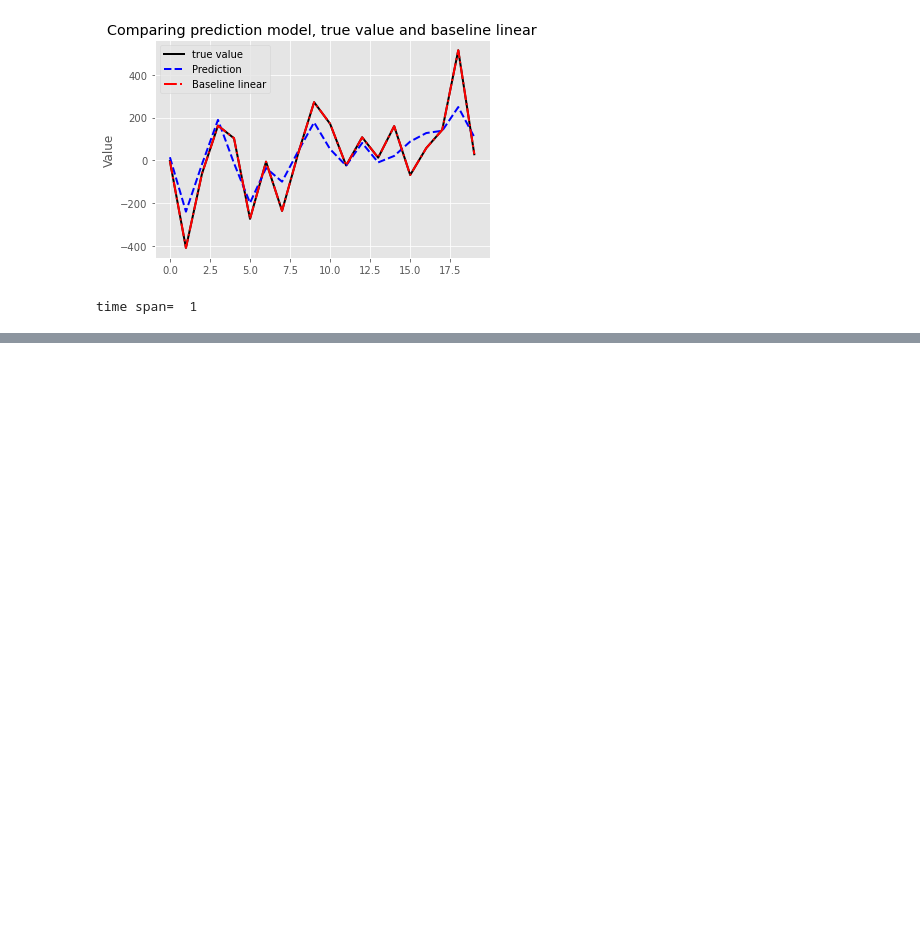
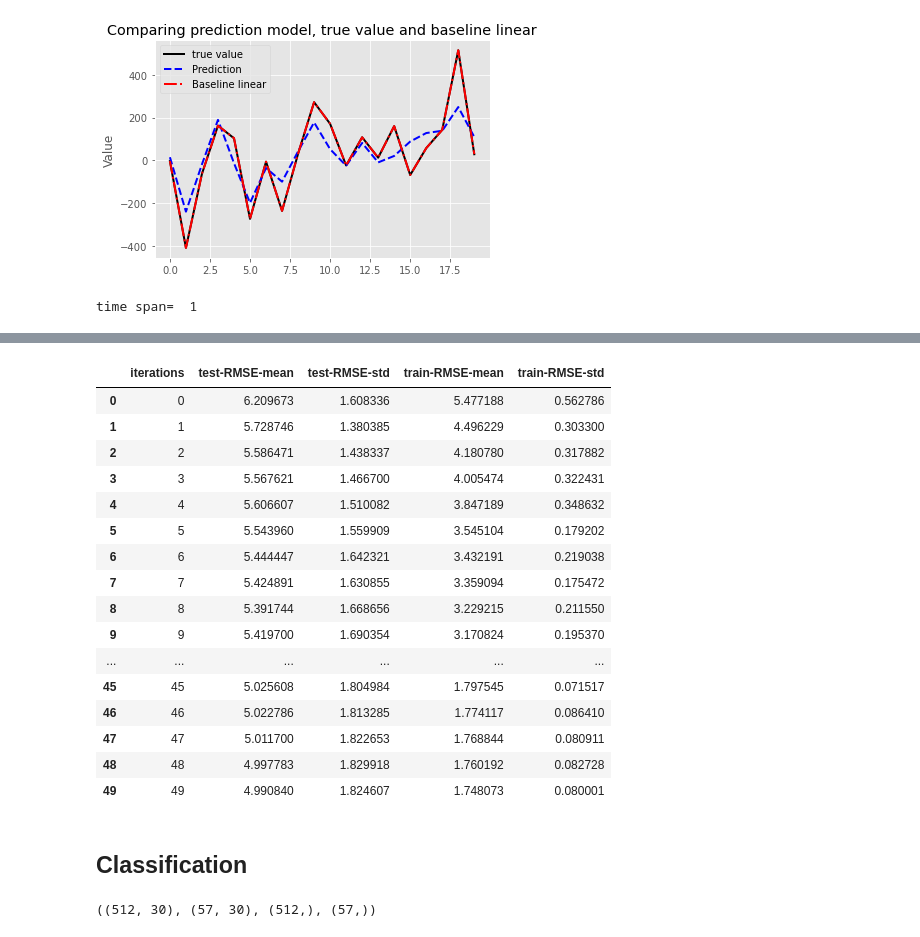
Before and after one commit to imanursar/Machine-Learning-Notes, a Jupyter notebook: Custom Function/Model Function.ipynb, the cells around one changed output, grey strips where cells are left out. Saved outputs shown, nothing was run; the diff lists cells and outputs as text; code cells hidden in the pictures; blank space fills up the shorter version.

```diff
--- a/Custom Function/Model Function.ipynb
+++ b/Custom Function/Model Function.ipynb
@@ -353,0 +355,9 @@ time span=  1
+# %%
+from sklearn.datasets import load_boston
+
+boston = load_boston()
+boston_df = pd.DataFrame(data=boston.data, columns = boston.feature_names)
+boston_df["Price"] = boston.target
+# %%
+X_train, X_test, y_train, y_test = train_test_split(boston.data, boston.target, train_size=0.9, random_state=123)
+X_train.shape, X_test.shape, y_train.shape, y_test.shape
@@ -353,0 +410,5 @@ time span=  1
+# %%
+params = {'iterations':[5,10,50,100],
+         'learning_rate':[0.01, 0.03, 0.1,1.0],
+         'bootstrap_type':['Bayesian','Bernoulli','MVS','Poisson','No'],
+         'task_type':['GPU']}
@@ -353,0 +454,4 @@ time span=  1
+# %%
+cv_results,booster,test_preds = model.catboost_model(X_train,X_test,y_train,y_test,
+                                                     types='regression', params=params,eval_mat="R2",
+                                                     feature_names=boston.feature_names,tunning="randomizedsearch")
@@ -353,0 +476,22 @@ time span=  1
+# %%
+cv_results
+# %% [output]
+|  | iterations | test-RMSE-mean | test-RMSE-std | train-RMSE-mean | train-RMSE-std |
+| 0 | 0 | 6.209673 | 1.608336 | 5.477188 | 0.562786 |
+| 1 | 1 | 5.728746 | 1.380385 | 4.496229 | 0.303300 |
+| 2 | 2 | 5.586471 | 1.438337 | 4.180780 | 0.317882 |
+| 3 | 3 | 5.567621 | 1.466700 | 4.005474 | 0.322431 |
+| 4 | 4 | 5.606607 | 1.510082 | 3.847189 | 0.348632 |
+| 5 | 5 | 5.543960 | 1.559909 | 3.545104 | 0.179202 |
+| 6 | 6 | 5.444447 | 1.642321 | 3.432191 | 0.219038 |
+| 7 | 7 | 5.424891 | 1.630855 | 3.359094 | 0.175472 |
+| 8 | 8 | 5.391744 | 1.668656 | 3.229215 | 0.211550 |
+| 9 | 9 | 5.419700 | 1.690354 | 3.170824 | 0.195370 |
+| ... | ... | ... | ... | ... | ... |
+| 45 | 45 | 5.025608 | 1.804984 | 1.797545 | 0.071517 |
+| 46 | 46 | 5.022786 | 1.813285 | 1.774117 | 0.086410 |
+| 47 | 47 | 5.011700 | 1.822653 | 1.768844 | 0.080911 |
+| 48 | 48 | 4.997783 | 1.829918 | 1.760192 | 0.082728 |
+| 49 | 49 | 4.990840 | 1.824607 | 1.748073 | 0.080001 |
+# %% [markdown]
+## Classification
@@ -353,0 +504,6 @@ time span=  1
+# %%
+X_train, X_test, y_train, y_test = train_test_split(breast_cancer.data, breast_cancer.target, train_size=0.9,
+                                                    stratify=breast_cancer.target, random_state=123)
+X_train.shape, X_test.shape, y_train.shape, y_test.shape
+# %% [output]
+((512, 30), (57, 30), (512,), (57,))
```
Also changed, not shown: parts of 20 cells of this notebook.
